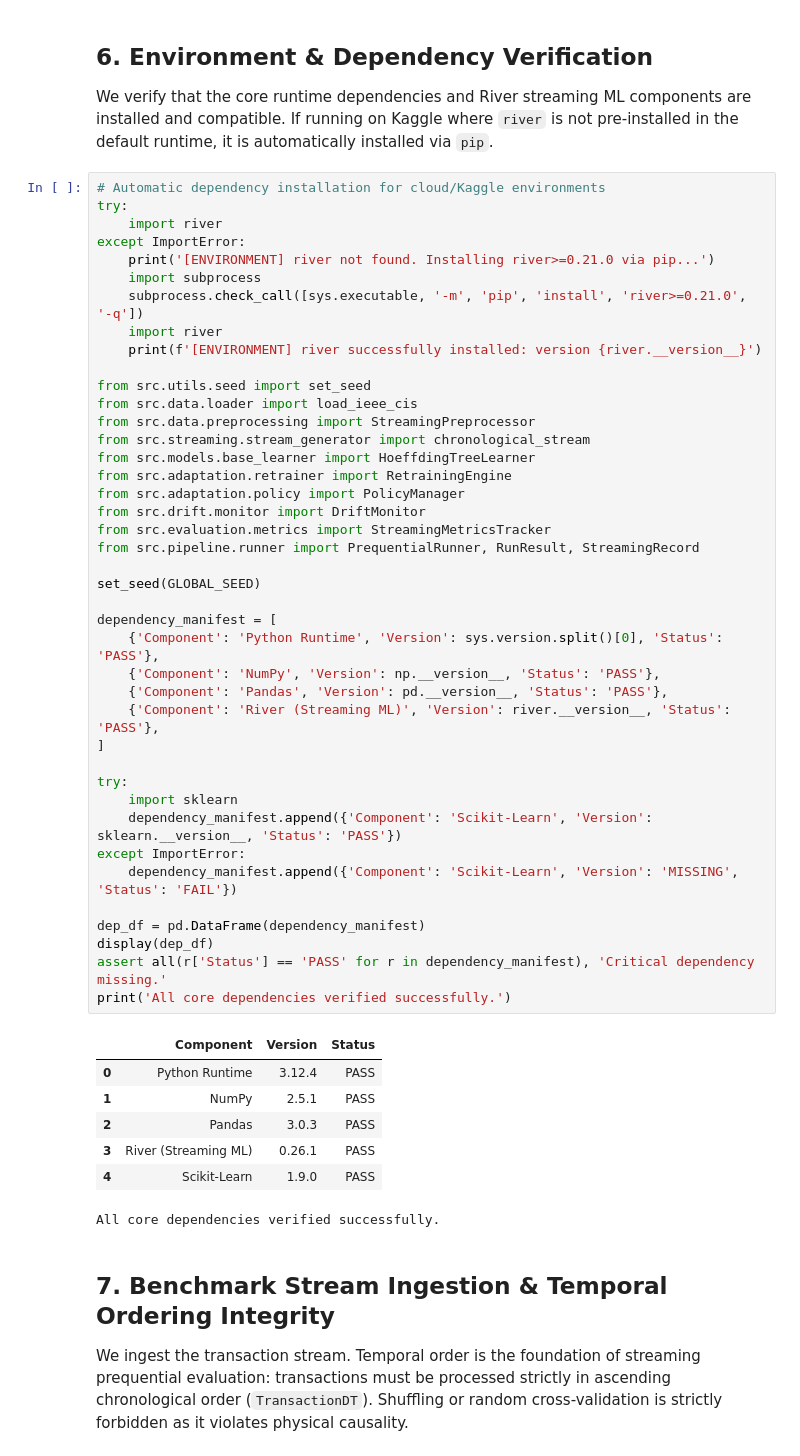
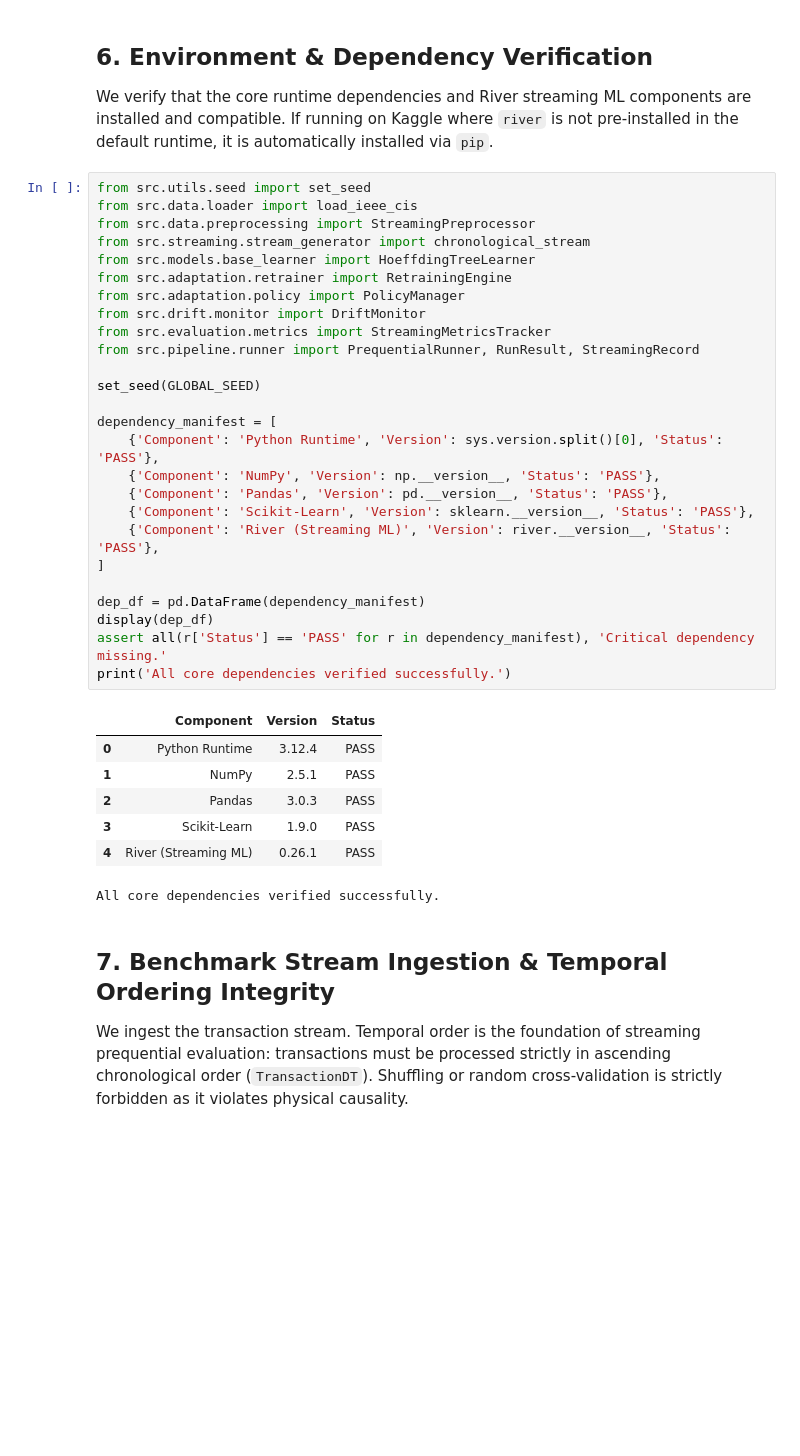
Before and after one commit to ParminderSinghGithub/adaptive-low-latency-streaming-financial-fraud-detection-with-llm-explainability, a Jupyter notebook: notebooks/03_pipeline_runner_validation.ipynb, the cells around one changed output. Saved outputs shown, nothing was run; the diff lists cells and outputs as text; blank space fills up the shorter version.

```diff
--- a/notebooks/03_pipeline_runner_validation.ipynb
+++ b/notebooks/03_pipeline_runner_validation.ipynb
@@ -210,53 +224,38 @@ IEEE-CIS dataset path resolved: C:\Projects\Thesis\datasets\ieee_cis
 
 We verify that the core runtime dependencies and River streaming ML components are installed and compatible. If running on Kaggle where `river` is not pre-installed in the default runtime, it is automatically installed via `pip`.
 # %%
-# Automatic dependency installation for cloud/Kaggle environments
-try:
-    import river
-except ImportError:
-    print('[ENVIRONMENT] river not found. Installing river>=0.21.0 via pip...')
-    import subprocess
-    subprocess.check_call([sys.executable, '-m', 'pip', 'install', 'river>=0.21.0', '-q'])
-    import river
-    print(f'[ENVIRONMENT] river successfully installed: version {river.__version__}')
-
 from src.utils.seed import set_seed
 from src.data.loader import load_ieee_cis
 from src.data.preprocessing import StreamingPreprocessor
 from src.streaming.stream_generator import chronological_stream
 from src.models.base_learner import HoeffdingTreeLearner
 from src.adaptation.retrainer import RetrainingEngine
 from src.adaptation.policy import PolicyManager
 from src.drift.monitor import DriftMonitor
 from src.evaluation.metrics import StreamingMetricsTracker
 from src.pipeline.runner import PrequentialRunner, RunResult, StreamingRecord
 
 set_seed(GLOBAL_SEED)
 
 dependency_manifest = [
     {'Component': 'Python Runtime', 'Version': sys.version.split()[0], 'Status': 'PASS'},
     {'Component': 'NumPy', 'Version': np.__version__, 'Status': 'PASS'},
     {'Component': 'Pandas', 'Version': pd.__version__, 'Status': 'PASS'},
+    {'Component': 'Scikit-Learn', 'Version': sklearn.__version__, 'Status': 'PASS'},
     {'Component': 'River (Streaming ML)', 'Version': river.__version__, 'Status': 'PASS'},
 ]
-
-try:
-    import sklearn
-    dependency_manifest.append({'Component': 'Scikit-Learn', 'Version': sklearn.__version__, 'Status': 'PASS'})
-except ImportError:
-    dependency_manifest.append({'Component': 'Scikit-Learn', 'Version': 'MISSING', 'Status': 'FAIL'})
 
 dep_df = pd.DataFrame(dependency_manifest)
 display(dep_df)
 assert all(r['Status'] == 'PASS' for r in dependency_manifest), 'Critical dependency missing.'
 print('All core dependencies verified successfully.')
 # %% [output]
 |  | Component | Version | Status |
 | 0 | Python Runtime | 3.12.4 | PASS |
 | 1 | NumPy | 2.5.1 | PASS |
 | 2 | Pandas | 3.0.3 | PASS |
-| 3 | River (Streaming ML) | 0.26.1 | PASS |
-| 4 | Scikit-Learn | 1.9.0 | PASS |
+| 3 | Scikit-Learn | 1.9.0 | PASS |
+| 4 | River (Streaming ML) | 0.26.1 | PASS |
 All core dependencies verified successfully.
 # %% [markdown]
 ## 7. Benchmark Stream Ingestion & Temporal Ordering Integrity
```
Also changed, not shown: parts of 10 cells of this notebook.
